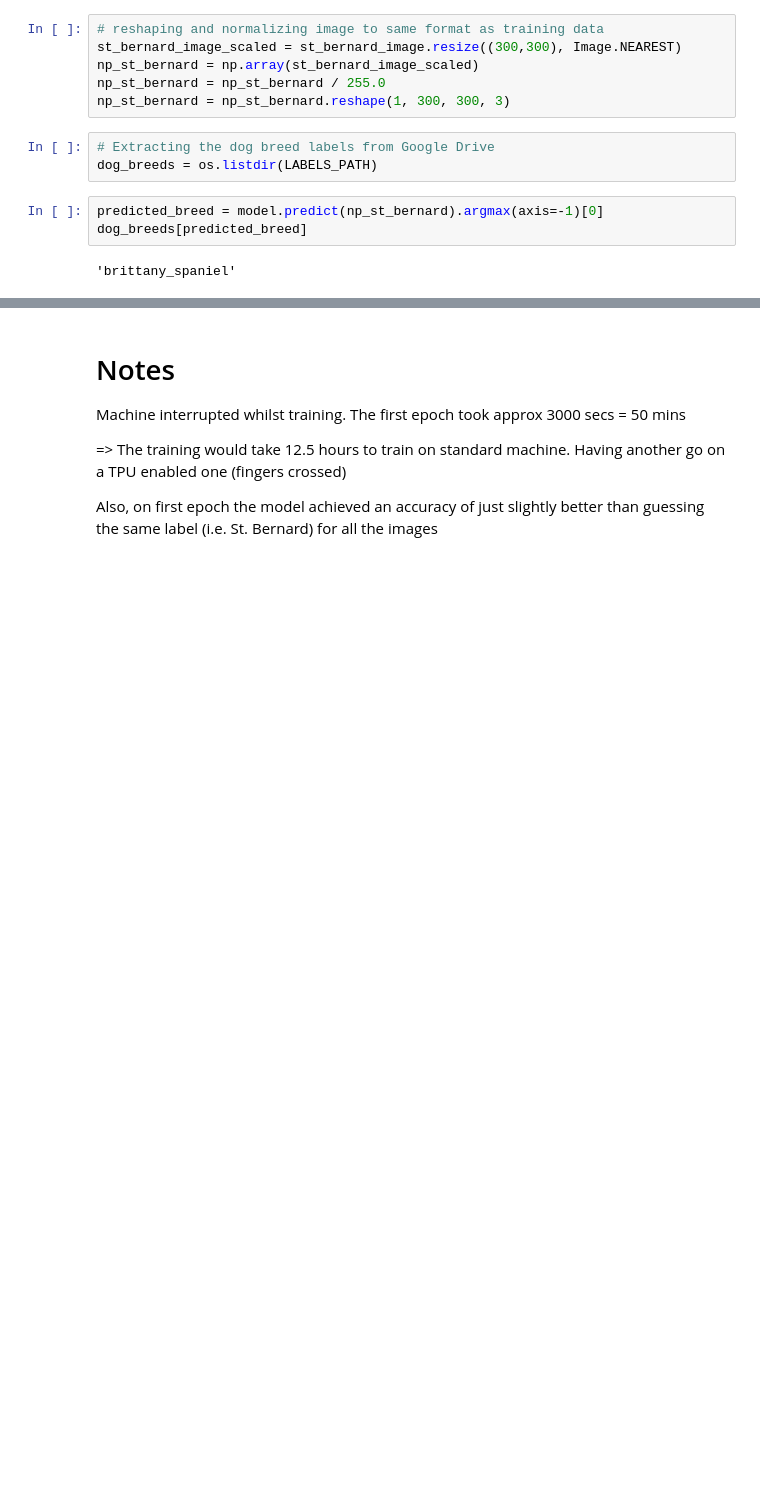
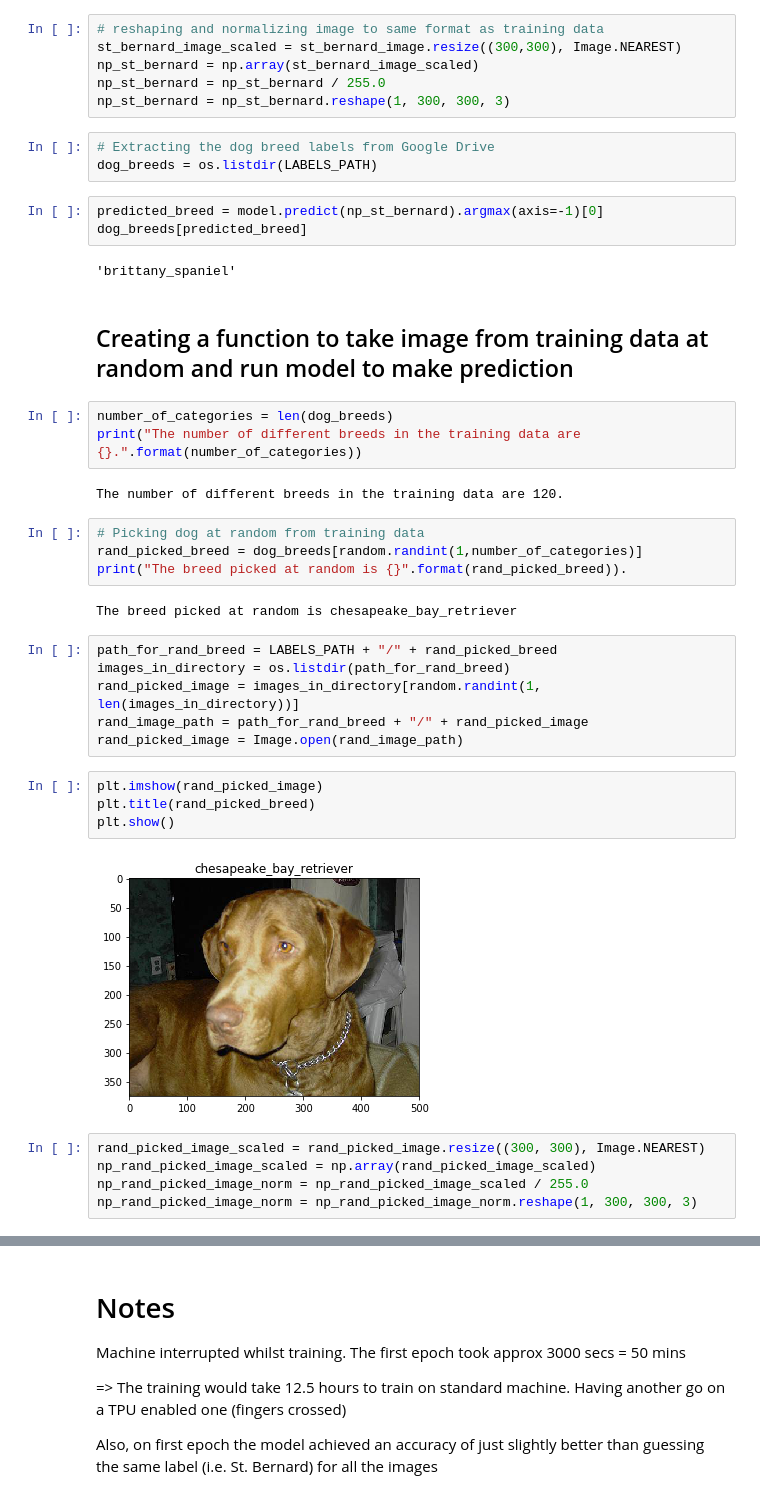
Before and after one commit to baldpanda/dog_breed_classifier, a Jupyter notebook: dog_breed_colab.ipynb, the cells around one changed output, grey strips where cells are left out. Cells and saved outputs as stored; diff of their text form; blank space fills up the shorter version.

Commit message:
Picking image at random from training data and using model to predict its breed.

```diff
--- a/dog_breed_colab.ipynb
+++ b/dog_breed_colab.ipynb
@@ -98,3 +99,33 @@ predicted_breed = model.predict(np_st_bernard).argmax(axis=-1)[0]
 dog_breeds[predicted_breed]
 # %% [output]
 'brittany_spaniel'
+# %% [markdown]
+## Creating a function to take image from training data at random and run model to make prediction
+# %%
+number_of_categories = len(dog_breeds)
+print("The number of different breeds in the training data are {}.".format(number_of_categories))
+# %% [output]
+The number of different breeds in the training data are 120.
+# %%
+# Picking dog at random from training data
+rand_picked_breed = dog_breeds[random.randint(1,number_of_categories)]
+print("The breed picked at random is {}".format(rand_picked_breed)).
+# %% [output]
+The breed picked at random is chesapeake_bay_retriever
+# %%
+path_for_rand_breed = LABELS_PATH + "/" + rand_picked_breed
+images_in_directory = os.listdir(path_for_rand_breed)
+rand_picked_image = images_in_directory[random.randint(1, len(images_in_directory))]
+rand_image_path = path_for_rand_breed + "/" + rand_picked_image
+rand_picked_image = Image.open(rand_image_path)
+# %%
+plt.imshow(rand_picked_image)
+plt.title(rand_picked_breed)
+plt.show()
+# %% [output]
+[figure, added]
+# %%
+rand_picked_image_scaled = rand_picked_image.resize((300, 300), Image.NEAREST)
+np_rand_picked_image_scaled = np.array(rand_picked_image_scaled)
+np_rand_picked_image_norm = np_rand_picked_image_scaled / 255.0
+np_rand_picked_image_norm = np_rand_picked_image_norm.reshape(1, 300, 300, 3)
```
Also changed, not shown: parts of 4 cells of this notebook.
